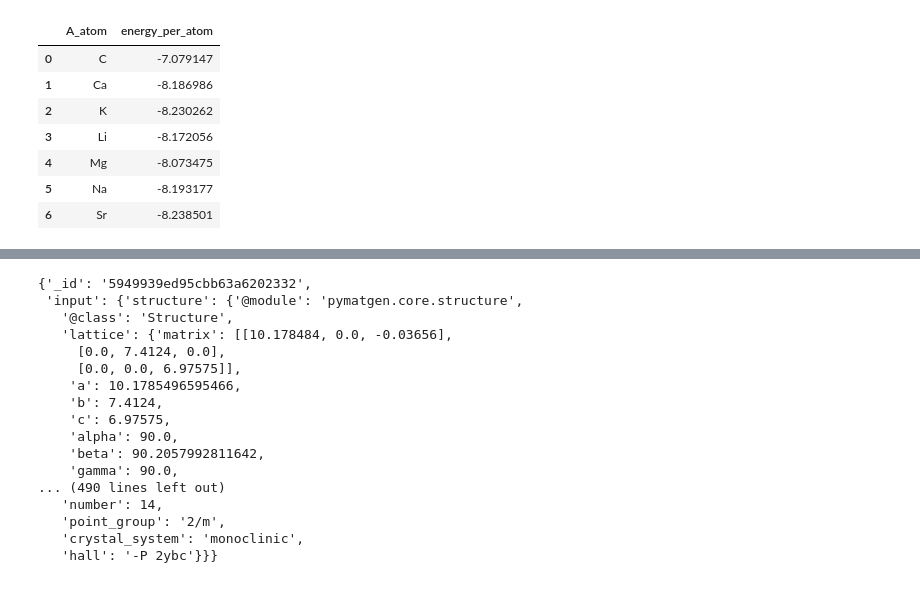
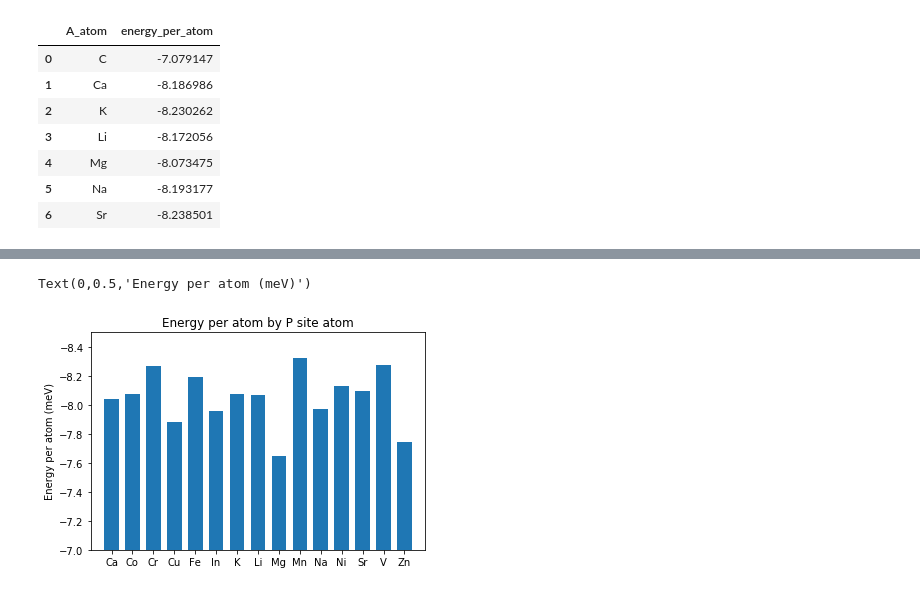
Before and after one commit to ewoodbury/my_pba_analysis, a Jupyter notebook: PBA Preliminary Analysis.ipynb, the cells around one changed output, grey strips where cells are left out. Drawn from its saved outputs; the diff is of its cells as text; code cells hidden in the pictures.

```diff
--- a/PBA Preliminary Analysis.ipynb
+++ b/PBA Preliminary Analysis.ipynb
@@ -217,20 +217,11 @@ Text(0.5,1,'Energy per atom by A site atom')
-# %%
-pba_dict[457]
-# %% [output]
-{'_id': '5949939ed95cbb63a6202332',
- 'input': {'structure': {'@module': 'pymatgen.core.structure',
-   '@class': 'Structure',
-   'lattice': {'matrix': [[10.178484, 0.0, -0.03656],
-     [0.0, 7.4124, 0.0],
-     [0.0, 0.0, 6.97575]],
-    'a': 10.1785496595466,
-    'b': 7.4124,
-    'c': 6.97575,
-    'alpha': 90.0,
-    'beta': 90.2057992811642,
-    'gamma': 90.0,
-... (490 lines left out)
-   'number': 14,
-   'point_group': '2/m',
-   'crystal_system': 'monoclinic',
-   'hall': '-P 2ybc'}}}
+# %%
+#Doing the same thing for P site atom:
+pba_by_P_atom = pba_df[['energy_per_atom','P_atom']].groupby('P_atom', as_index = False).mean()
+pba_by_P_atom = pba_by_P_atom.drop(0)
+plt.bar(pba_by_P_atom['P_atom'],pba_by_P_atom['energy_per_atom'], width = 0.7)
+plt.axis([-1,15,-7,-8.5])
+plt.title('Energy per atom by P site atom')
+plt.ylabel('Energy per atom (meV)')
+# %% [output]
+Text(0,0.5,'Energy per atom (meV)')
+[figure, added]
```
Also changed, not shown: parts of 3 cells of this notebook.
